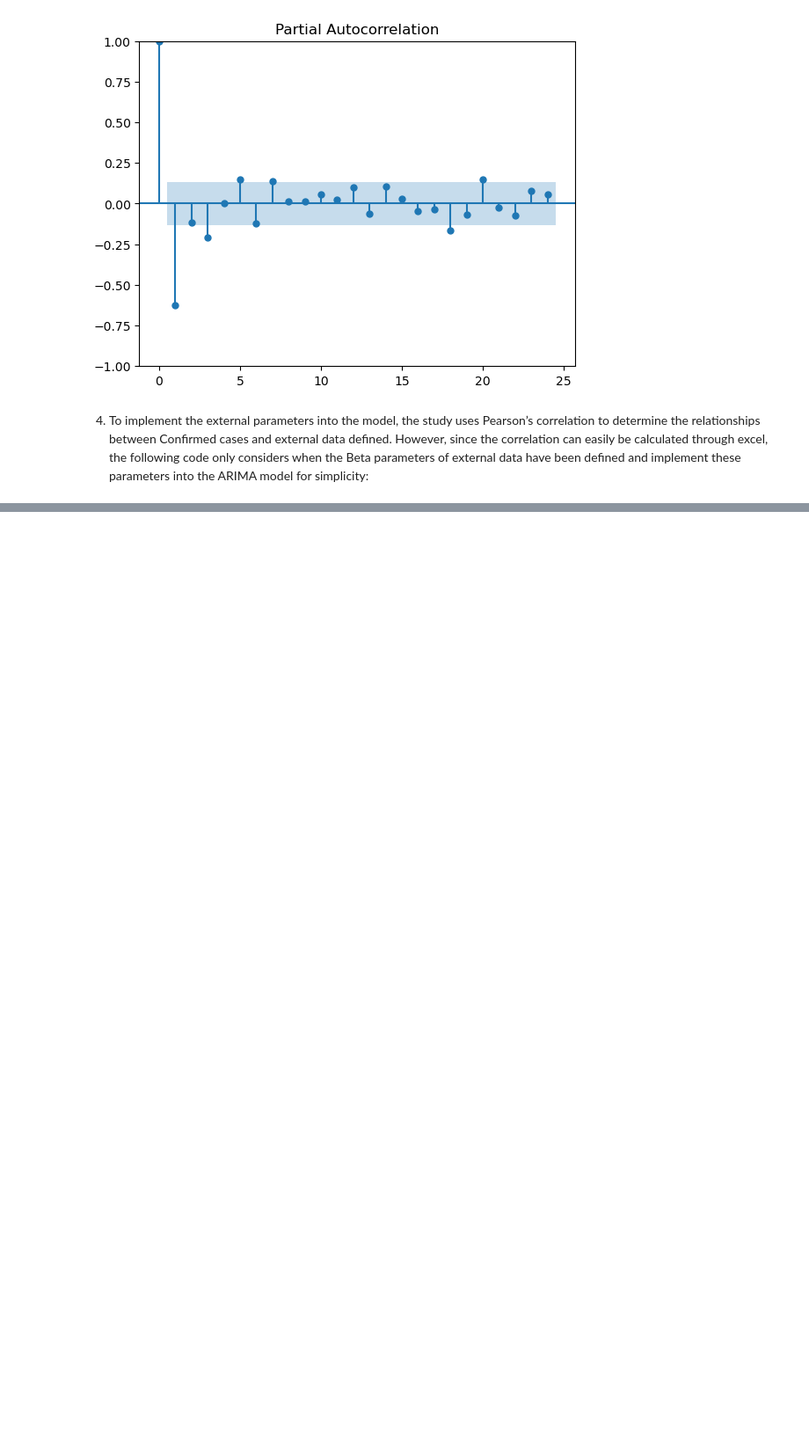
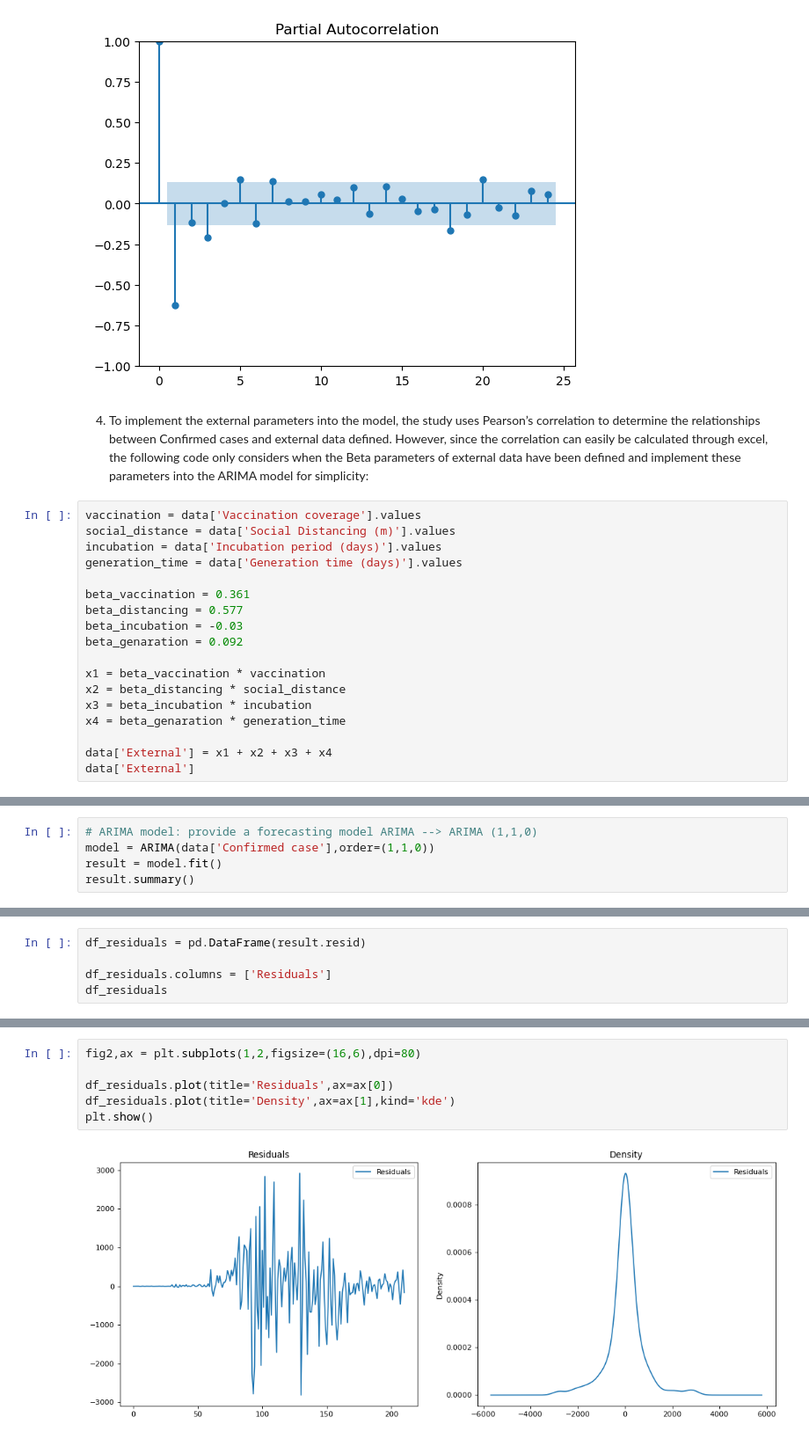
Before and after one commit to jesuisbin/Capstone-design_Modelling-the-spread-of-COVID19, a Jupyter notebook: process.ipynb, the cells around one changed output, grey strips where cells are left out. Shown at 88% size. Cells and saved outputs as stored; diff of their text form; blank space fills up the shorter version.

```diff
--- a/process.ipynb
+++ b/process.ipynb
@@ -131,3 +132,21 @@ pacf_plot = plot_pacf(data['1st Differencing'].dropna(),method='ywm')
 [figure]
 # %% [markdown]
 4. To implement the external parameters into the model, the study uses Pearson’s correlation to determine the relationships between Confirmed cases and external data defined. However, since the correlation can easily be calculated through excel, the following code only considers when the Beta parameters of external data have been defined and implement these parameters into the ARIMA model for simplicity:
+# %%
+vaccination = data['Vaccination coverage'].values
+social_distance = data['Social Distancing (m)'].values
+incubation = data['Incubation period (days)'].values
+generation_time = data['Generation time (days)'].values
+
+beta_vaccination = 0.361
+beta_distancing = 0.577
+beta_incubation = -0.03
+beta_genaration = 0.092
+
+x1 = beta_vaccination * vaccination
+x2 = beta_distancing * social_distance
+x3 = beta_incubation * incubation
+x4 = beta_genaration * generation_time
+
+data['External'] = x1 + x2 + x3 + x4
+data['External']
@@ -133,0 +168,5 @@ pacf_plot = plot_pacf(data['1st Differencing'].dropna(),method='ywm')
+# %%
+# ARIMA model: provide a forecasting model ARIMA --> ARIMA (1,1,0)
+model = ARIMA(data['Confirmed case'],order=(1,1,0))
+result = model.fit()
+result.summary()
@@ -133,0 +191,5 @@ pacf_plot = plot_pacf(data['1st Differencing'].dropna(),method='ywm')
+# %%
+df_residuals = pd.DataFrame(result.resid)
+
+df_residuals.columns = ['Residuals']
+df_residuals
@@ -133,0 +210,8 @@ pacf_plot = plot_pacf(data['1st Differencing'].dropna(),method='ywm')
+# %%
+fig2,ax = plt.subplots(1,2,figsize=(16,6),dpi=80)
+
+df_residuals.plot(title='Residuals',ax=ax[0])
+df_residuals.plot(title='Density',ax=ax[1],kind='kde')
+plt.show()
+# %% [output]
+[figure, added]
```
Also changed, not shown: parts of 16 cells of this notebook.
